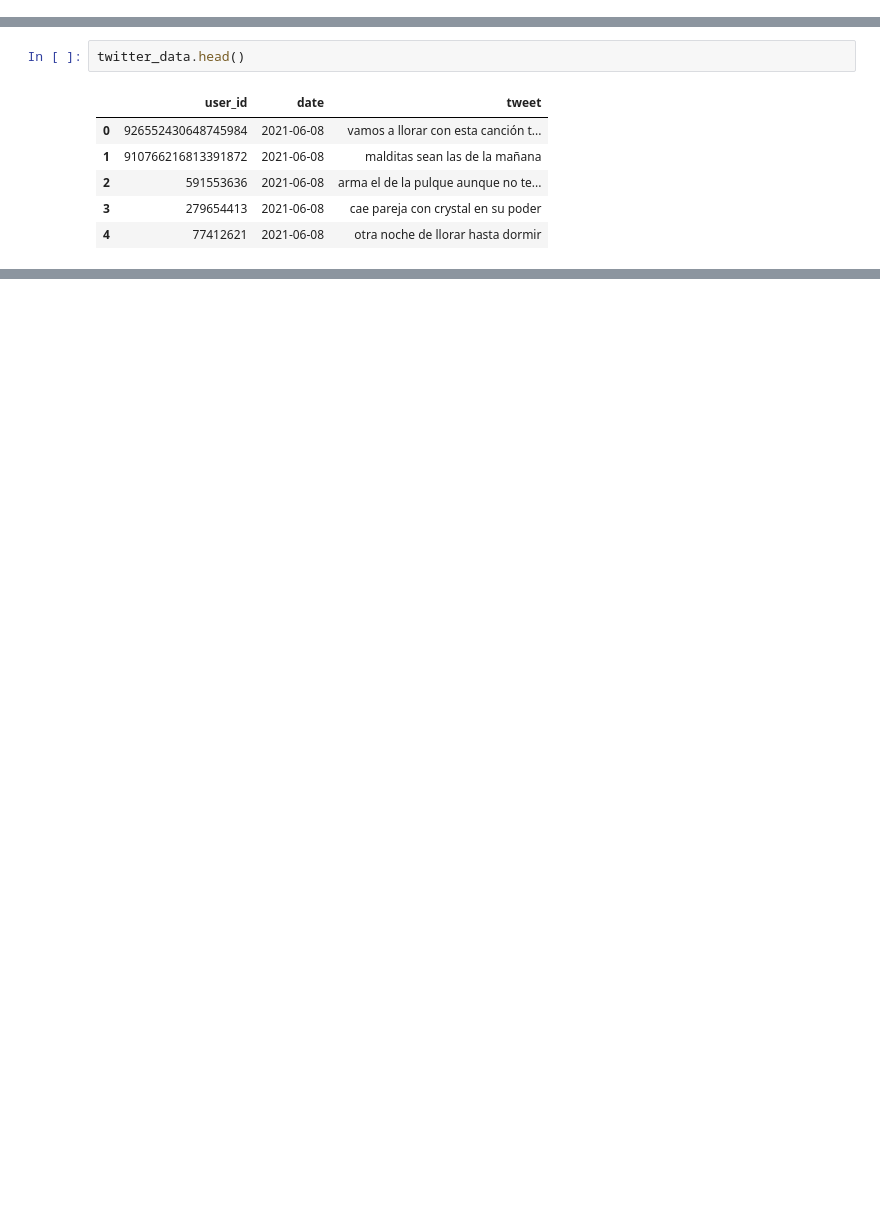
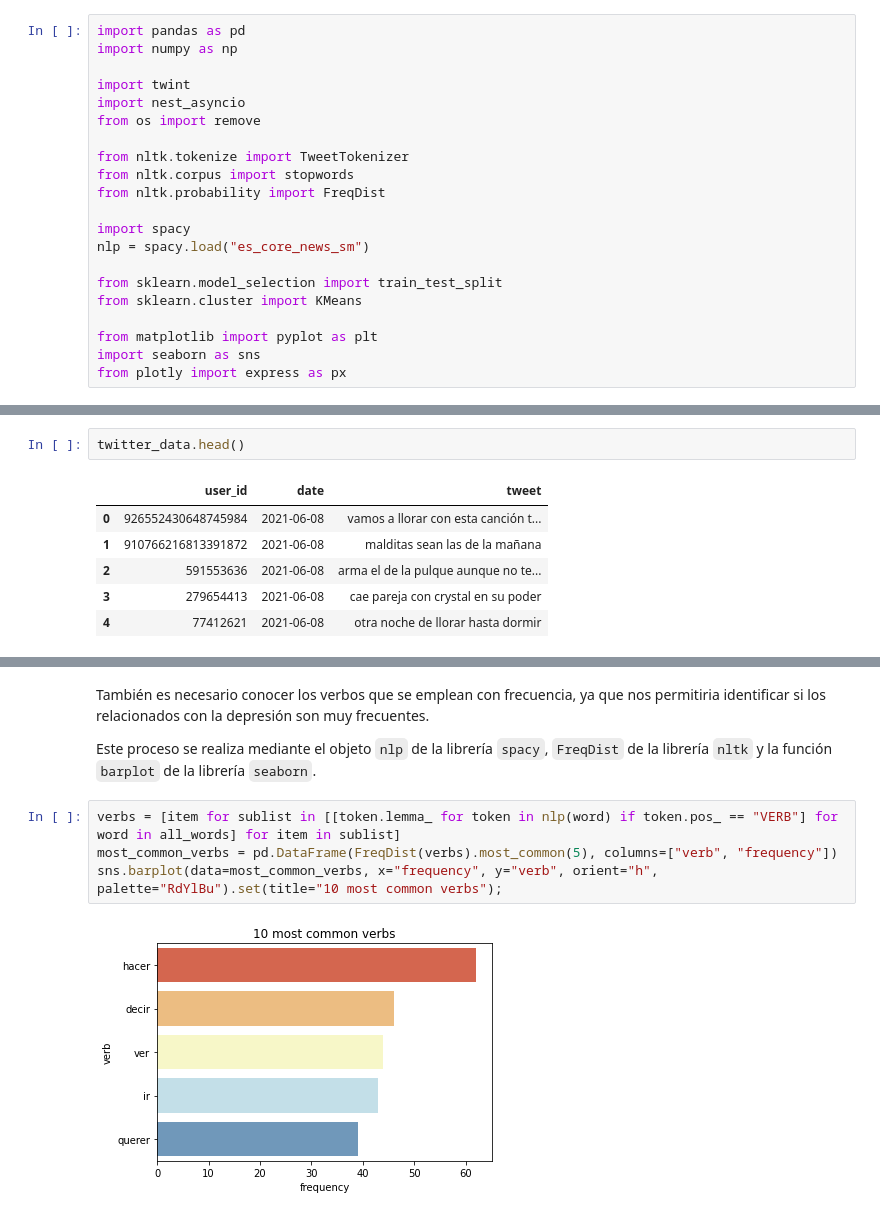
Before and after one commit to restradap001/Depression-in-Mexico, a Jupyter notebook: depression-in-mexico.ipynb, the cells around one changed output, grey strips where cells are left out. Drawn from its saved outputs; the diff is of its cells as text; blank space fills up the shorter version.

```diff
--- a/depression-in-mexico.ipynb
+++ b/depression-in-mexico.ipynb
@@ -28,2 +60,23 @@ from nltk.corpus import stopwords
+# %%
+import pandas as pd
+import numpy as np
+
+import twint
+import nest_asyncio
+from os import remove
+
+from nltk.tokenize import TweetTokenizer
+from nltk.corpus import stopwords
+from nltk.probability import FreqDist
+
+import spacy
+nlp = spacy.load("es_core_news_sm")
+
+from sklearn.model_selection import train_test_split
+from sklearn.cluster import KMeans
+
+from matplotlib import pyplot as plt
+import seaborn as sns
+from plotly import express as px
 # %% [markdown]
 ## Funciones
@@ -187,0 +351,10 @@ for index in range(0, twitter_data.shape[0]):
+# %% [markdown]
+También es necesario conocer los verbos que se emplean con frecuencia, ya que nos permitiria identificar si los relacionados con la depresión son muy frecuentes.
+
+Este proceso se realiza mediante el objeto <code>nlp</code> de la librería <code>spacy</code>, <code>FreqDist</code> de la librería <code>nltk</code> y la función <code>barplot</code> de la librería <code>seaborn</code>.
+# %%
+verbs = [item for sublist in [[token.lemma_ for token in nlp(word) if token.pos_ == "VERB"] for word in all_words] for item in sublist]
+most_common_verbs = pd.DataFrame(FreqDist(verbs).most_common(5), columns=["verb", "frequency"])
+sns.barplot(data=most_common_verbs, x="frequency", y="verb", orient="h", palette="RdYlBu").set(title="10 most common verbs");
+# %% [output]
+[figure, added]
```
Also changed, not shown: parts of 74 cells of this notebook.
